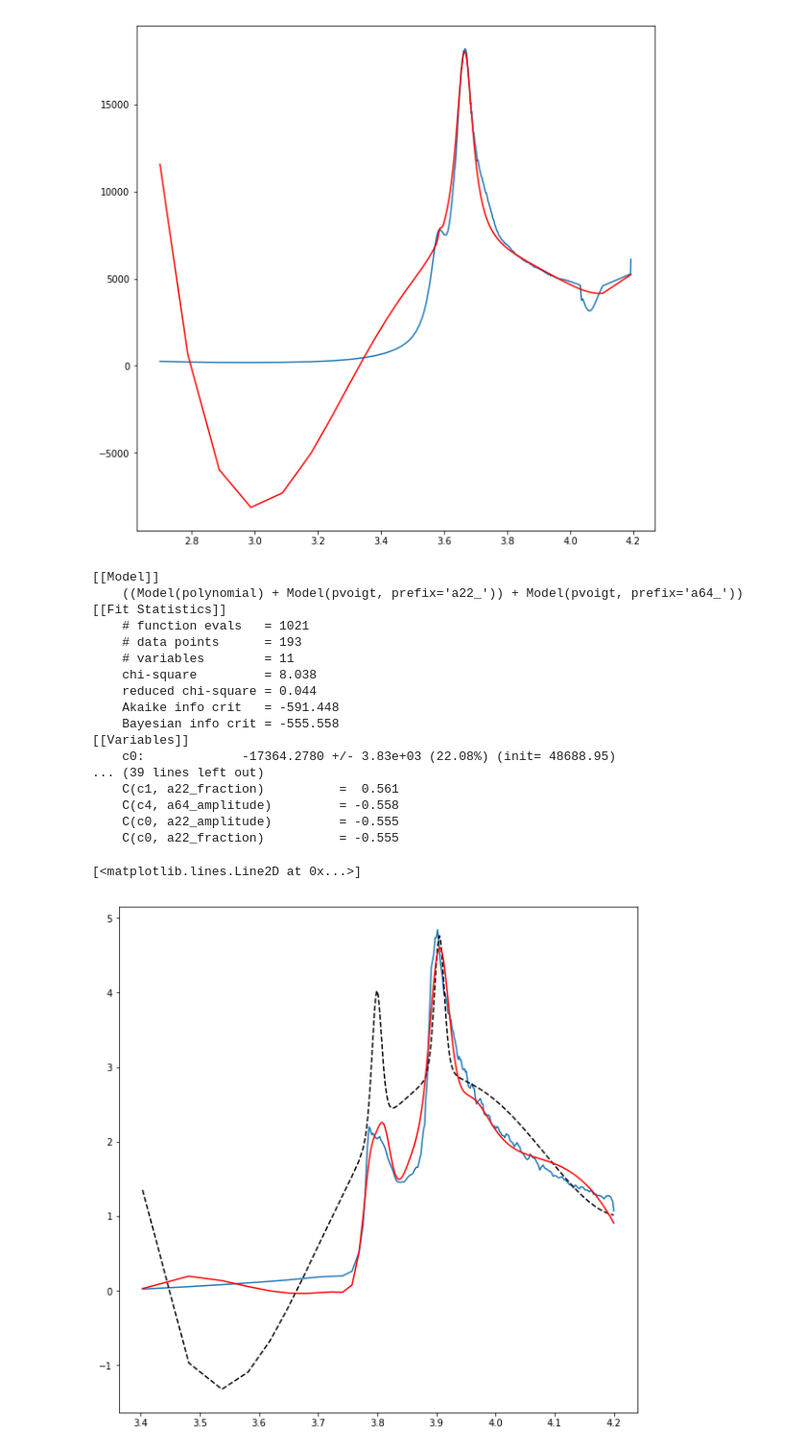
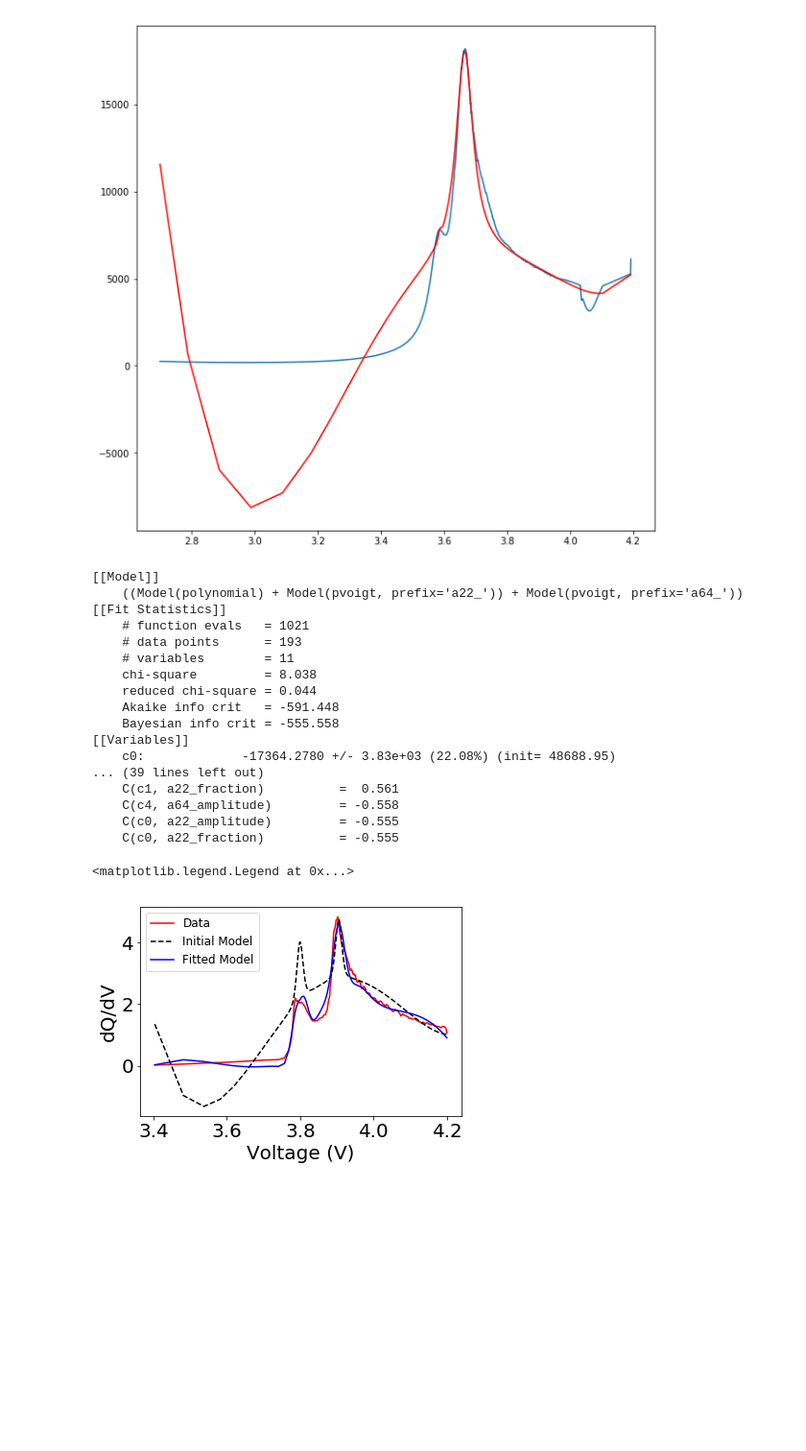
Before and after one commit to nicolet5/DiffCapAnalyzer, a Jupyter notebook: chachies/FittingFunctionDev.ipynb, the cells around one changed output. Shown at 96% size. Saved outputs shown, nothing was run; the diff lists cells and outputs as text; code cells hidden in the pictures; blank space fills up the shorter version.

```diff
--- a/chachies/FittingFunctionDev.ipynb
+++ b/chachies/FittingFunctionDev.ipynb
@@ -43,6 +44,9 @@ myplot = plt.plot(charge['Voltage(V)'], charge['Smoothed_dQ/dV'])
 sigx_bot = pd.to_numeric(charge['Voltage(V)']).as_matrix()
 sigy_bot = pd.to_numeric(charge['Smoothed_dQ/dV']).as_matrix()
 
-fig = plt.figure(figsize=(10, 10), facecolor='w', edgecolor='k')
-myplot = plt.plot(sigx_bot, sigy_bot)
+plt.rcParams.update({'font.size':20})
+#fig, ax = plt.figure(figsize=(10, 10), facecolor='w', edgecolor='k')
+plt.plot(sigx_bot, sigy_bot, 'r')
+plt.xlabel('Voltage (V)')
+plt.ylabel('dQ/dV')
 # %% [output]
@@ -121,8 +167,11 @@ import peakutils
 i = peakutils.indexes(sigy_smooth, thres=.3/max(sigy_bot), min_dist=9)
 #i = scipy.signal.find_peaks_cwt(sigy, sigx*9)
 
-fig = plt.figure(figsize=(10, 10), facecolor='w', edgecolor='k')
-plt.plot(sigx_bot, sigy_bot)
+plt.rcParams.update({'font.size':20})
+#fig, ax = plt.figure(figsize=(10, 10), facecolor='w', edgecolor='k')
+plt.plot(sigx_bot, sigy_bot, 'r')
+plt.xlabel('Voltage (V)')
+plt.ylabel('dQ/dV')
 plt.plot(sigx_bot[i], sigy_bot[i], 'o')
 # %% [output]
 [<matplotlib.lines.Line2D at 0x...>]
@@ -396,28 +454,32 @@ for index in i2:
 # %%
 model = mod.fit(sigy_bot, par, x=sigx_bot)
 print(model.fit_report(min_correl=0.5))
 
-fig = plt.figure(figsize=(10, 10), facecolor='w', edgecolor='k')
-plt.plot(sigx_bot, sigy_bot)
+#fig = plt.figure(figsize=(10, 10), facecolor='w', edgecolor='k')
+plt.plot(sigx_bot, sigy_bot, 'r')
 plt.plot(sigx_bot, model.init_fit, 'k--')
-plt.plot(sigx_bot, model.best_fit, 'r-')
+plt.plot(sigx_bot, model.best_fit, 'b-')
+plt.xlabel('Voltage (V)')
+plt.ylabel('dQ/dV')
+plt.rcParams.update({'font.size':20})
+plt.legend(['Data', 'Initial Model', 'Fitted Model'], loc=2, fontsize=12)
 # %% [output]
 [[Model]]
     ((Model(polynomial) + Model(pvoigt, prefix='a22_')) + Model(pvoigt, prefix='a64_'))
 [[Fit Statistics]]
     # function evals   = 1021
     # data points      = 193
     # variables        = 11
     chi-square         = 8.038
     reduced chi-square = 0.044
     Akaike info crit   = -591.448
     Bayesian info crit = -555.558
 [[Variables]]
     c0:             -17364.2780 +/- 3.83e+03 (22.08%) (init= 48688.95)
 ... (39 lines left out)
     C(c1, a22_fraction)          =  0.561
     C(c4, a64_amplitude)         = -0.558
     C(c0, a22_amplitude)         = -0.555
     C(c0, a22_fraction)          = -0.555
-[<matplotlib.lines.Line2D at 0x...>]
+<matplotlib.legend.Legend at 0x...>
-[figure, old version]
+[figure, new version]
```
Also changed, not shown: parts of 7 cells of this notebook, 1 other file.
